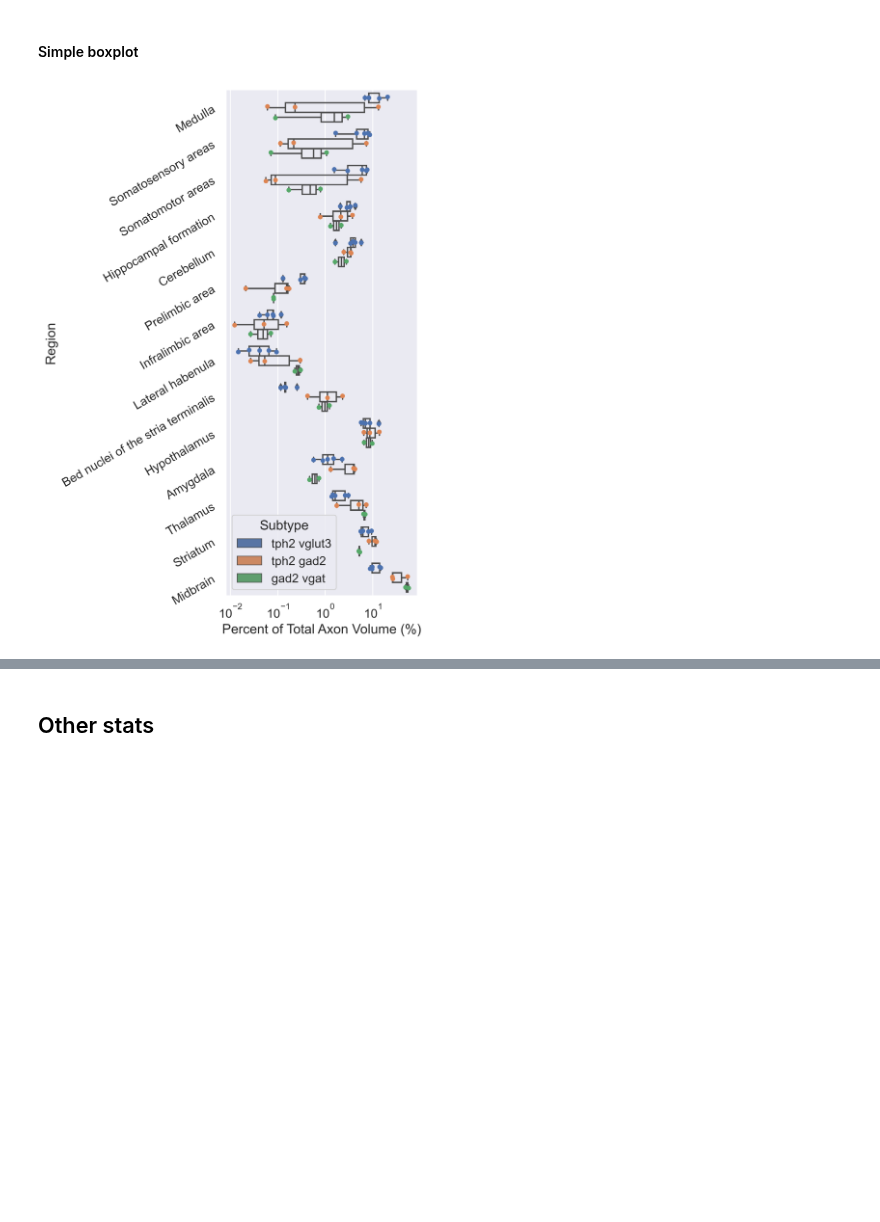
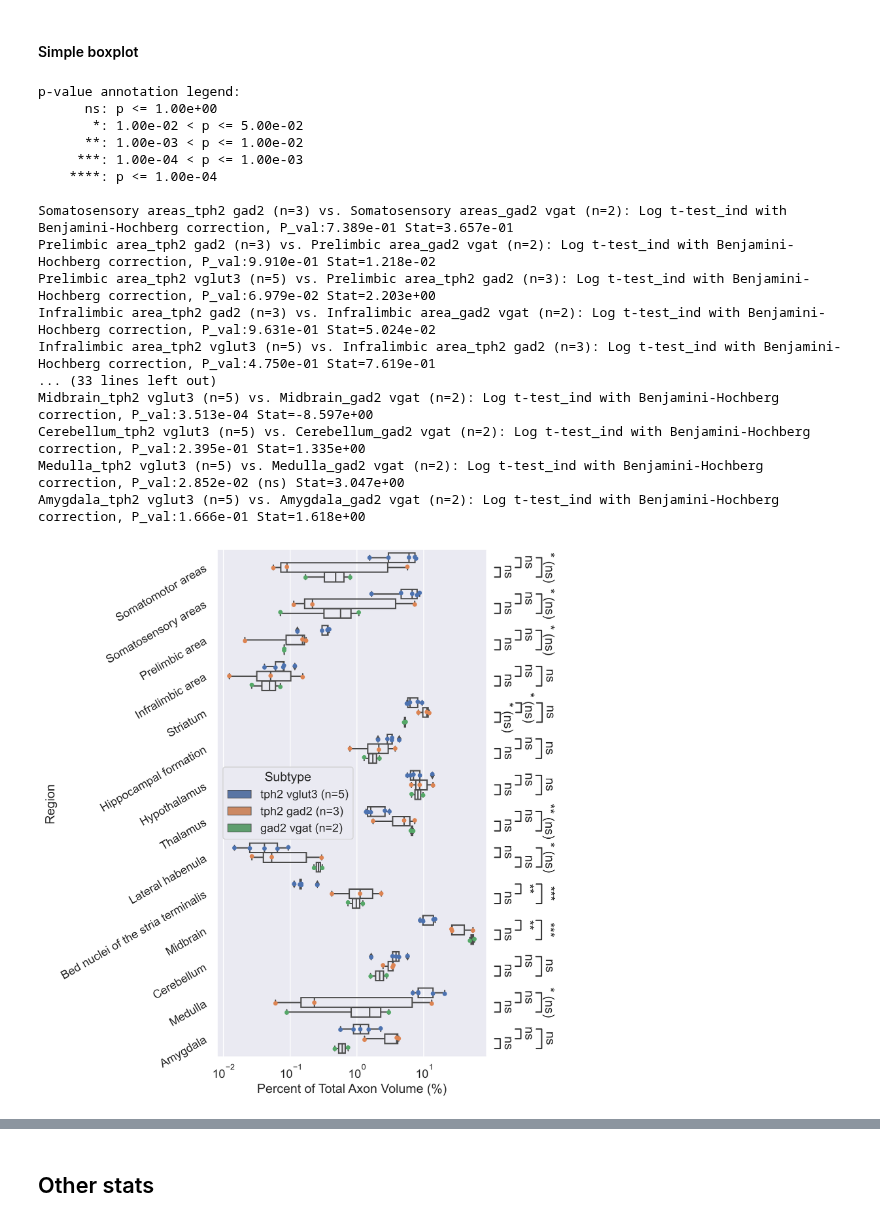
Before and after one commit to neurodata/brainlit, a Jupyter notebook: experiments/BrainLine/axon_analysis.ipynb, the cells around one changed output, grey strips where cells are left out. Cells and saved outputs as stored; diff of their text form; code cells hidden in the pictures; blank space fills up the shorter version.

```diff
--- a/experiments/BrainLine/axon_analysis.ipynb
+++ b/experiments/BrainLine/axon_analysis.ipynb
@@ -609,14 +612,30 @@ for region in regions:
                 plt.show()
 # %% [markdown]
 #### Simple boxplot
+# %%
+def _log_ttest_ind(group_data1, group_data2, verbose=1, **stats_params):
+    group_data1_log = np.log(group_data1)
+    group_data2_log = np.log(group_data2)
+
+    return ttest_ind(group_data1_log, group_data2_log, **stats_params)
 # %%
+test = StatTest(_log_ttest_ind, test_long_name='Log t-test_ind', test_short_name='log-t')
+#test = "Mann-Whitney"
+#test = "t-test_ind"
+
 region_names = []
 pcts = []
 ids = []
 subtypes = []
+subtype_counts = {}
 
 for brain_id in ad.brain_ids:
     subtype = ad.brain2paths[brain_id]["subtype"]
+    if subtype in subtype_counts.keys():
+        subtype_counts[subtype] = subtype_counts[subtype] + 1
+    else:
+        subtype_counts[subtype] = 1
+
     for region in regions:
         pct = ad.region_graph.nodes[region][f"{brain_id} axon"]/ad.region_graph.nodes[997][f"{brain_id} axon"]*100
 
@@ -634,33 +653,90 @@ for brain_id in ad.brain_ids:
         ids.append(brain_id)
         region_names.append(composite_region)
 
+
+# append n to subtypes
+for i, subtype in enumerate(subtypes):
+    subtypes[i] = subtype + f" (n={subtype_counts[subtype]})"
+
 data = {"Region": region_names, "Brain ID": ids, "Subtype": subtypes, "Percent of Total Axon Volume (%)": pcts}
 df = pd.DataFrame(data=data)
 
 diffs = []
 for region_name in df["Region"].unique():
     diff = df[(df["Region"] == region_name) & (df["Subtype"] == "tph2 gad2")]["Percent of Total Axon Volume (%)"].mean() - df[(df["Region"] == region_name) & (df["Subtype"] == "tph2 vglut3")]["Percent of Total Axon Volume (%)"].mean()
     diffs.append((region_name, diff))
 def second(e):
     return e[1]
 diffs.sort(key=second, reverse=False)
 order = [e[0] for e in diffs]
 
 sns.set(font_scale=1.2)
-fig, ax = plt.subplots(1, 1, figsize=(6,8.6), dpi=300)
+fig, ax = plt.subplots(1, 1, figsize=(9,9), dpi=300)
 fig_args = {
             "x": "Percent of Total Axon Volume (%)",
             "y": "Region",
             "hue": "Subtype",
             "data": df,
             "dodge": True,
         }
 bplot = sns.stripplot(ax=ax, legend=False, order=order, **fig_args)
 fig_args["boxprops"] = {'facecolor':'none'}
 bplot = sns.boxplot(ax=ax, order=order, **fig_args)
 bplot.set_xscale("log")
 xtick_labels = bplot.get_yticklabels()
 bplot.set_yticklabels(labels=xtick_labels, rotation=30)
+
+#annotator
+fig_args["x"] = "Region"
+fig_args["y"] =  "Percent of Total Axon Volume (%)"
+pairs = []
+unq_subtypes = np.unique(subtypes)
+for region in regions + ["Amygdala"]:
+    if region == "Amygdala":
+        region_name = region
+    else:
+        region_name = ad.region_graph.nodes[region]["name"]
+
+    for i, subtype1 in enumerate(unq_subtypes):
+        for subtype2 in unq_subtypes[i+1:]:
+            pairs.append(((region_name, subtype1), (region_name, subtype2)))
+annot = Annotator(ax, pairs, **fig_args)
+annot.configure(test=test, text_format="star", loc="outside", comparisons_correction="BH")
+fig_args["y"] = "Region"
+fig_args["x"] =  "Percent of Total Axon Volume (%)"
+annot.new_plot(bplot, orient="h", plot="boxplot", **fig_args)
+annot.apply_and_annotate()
+
+# markers = ["o", "v", "^", "<", ">", "s", "p", "*", "+", "x"]
+# jitters = {"tph2 vglut3": -0.26, "tph2 gad2": 0, "gad2 vgat": 0.26}
+# id2marker = {id: markers[idx] for idx, id in enumerate(brain_ids)}
+# for idx, line in df.iterrows():
+#     st = line["Subtype"].split("(")[0][:-1]
+
+#     x = line["Percent of Total Axon Volume (%)"]
+#     y = order.index(line["Region"]) + jitters[st]
+#     c = colors[st]
+#     marker = id2marker[line["Brain ID"]]
+#     ax.scatter([x], [y], c=c, marker=marker)
+
+
 fig.tight_layout()
 # %% [output]
+p-value annotation legend:
+      ns: p <= 1.00e+00
+       *: 1.00e-02 < p <= 5.00e-02
+      **: 1.00e-03 < p <= 1.00e-02
+     ***: 1.00e-04 < p <= 1.00e-03
+    ****: p <= 1.00e-04
+
+Somatosensory areas_tph2 gad2 (n=3) vs. Somatosensory areas_gad2 vgat (n=2): Log t-test_ind with Benjamini-Hochberg correction, P_val:7.389e-01 Stat=3.657e-01
+Prelimbic area_tph2 gad2 (n=3) vs. Prelimbic area_gad2 vgat (n=2): Log t-test_ind with Benjamini-Hochberg correction, P_val:9.910e-01 Stat=1.218e-02
+Prelimbic area_tph2 vglut3 (n=5) vs. Prelimbic area_tph2 gad2 (n=3): Log t-test_ind with Benjamini-Hochberg correction, P_val:6.979e-02 Stat=2.203e+00
+Infralimbic area_tph2 gad2 (n=3) vs. Infralimbic area_gad2 vgat (n=2): Log t-test_ind with Benjamini-Hochberg correction, P_val:9.631e-01 Stat=5.024e-02
+Infralimbic area_tph2 vglut3 (n=5) vs. Infralimbic area_tph2 gad2 (n=3): Log t-test_ind with Benjamini-Hochberg correction, P_val:4.750e-01 Stat=7.619e-01
+... (33 lines left out)
+Midbrain_tph2 vglut3 (n=5) vs. Midbrain_gad2 vgat (n=2): Log t-test_ind with Benjamini-Hochberg correction, P_val:3.513e-04 Stat=-8.597e+00
+Cerebellum_tph2 vglut3 (n=5) vs. Cerebellum_gad2 vgat (n=2): Log t-test_ind with Benjamini-Hochberg correction, P_val:2.395e-01 Stat=1.335e+00
+Medulla_tph2 vglut3 (n=5) vs. Medulla_gad2 vgat (n=2): Log t-test_ind with Benjamini-Hochberg correction, P_val:2.852e-02 (ns) Stat=3.047e+00
+Amygdala_tph2 vglut3 (n=5) vs. Amygdala_gad2 vgat (n=2): Log t-test_ind with Benjamini-Hochberg correction, P_val:1.666e-01 Stat=1.618e+00
-[figure, old version]
+[figure, new version]
```
Also changed, not shown: parts of 2 cells of this notebook, 1 other file.
